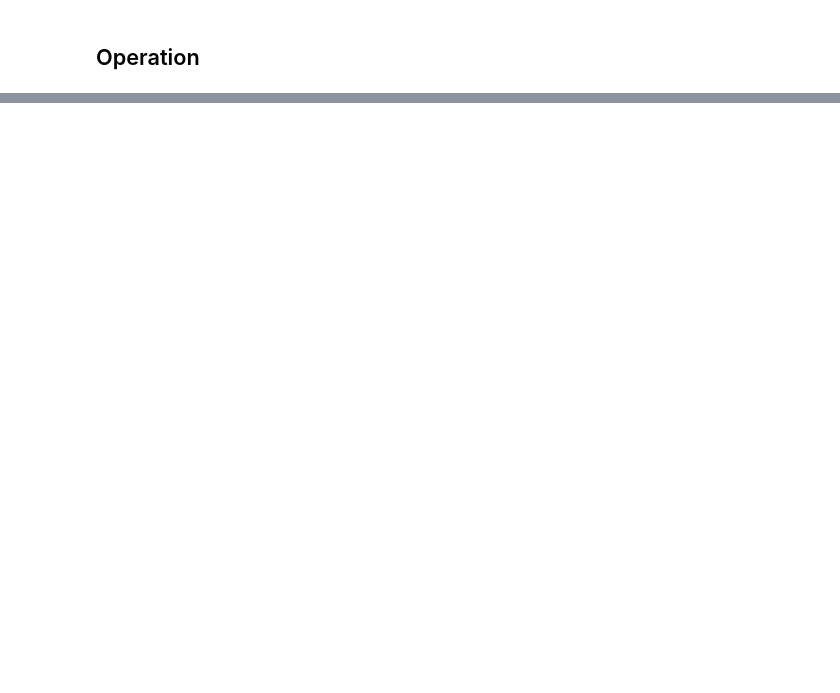
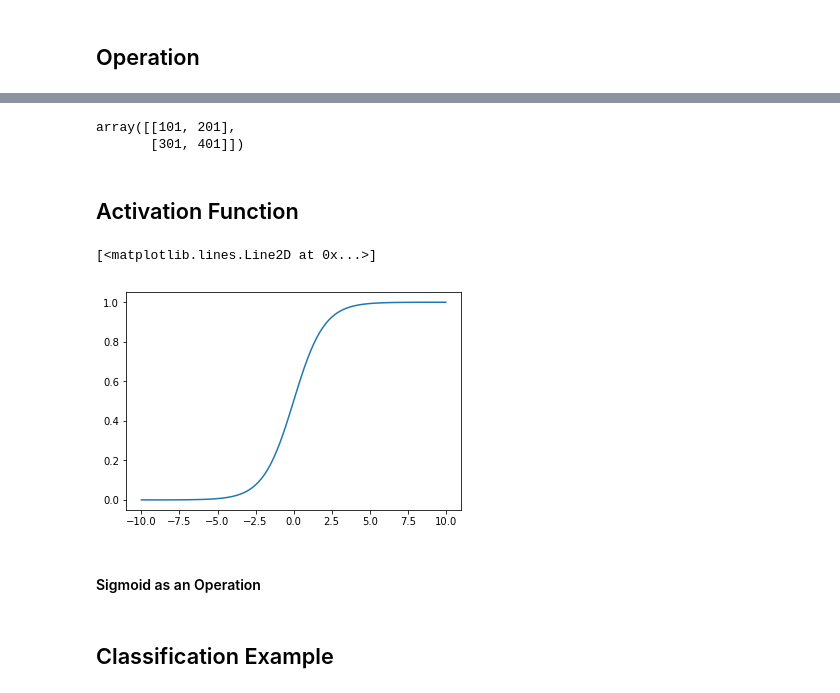
Before and after one commit to villain31/python-3, a Jupyter notebook: Udemy/Manual_Neural_Network.ipynb, the cells around one changed output, grey strips where cells are left out. Drawn from its saved outputs; the diff is of its cells as text; code cells hidden in the pictures; blank space fills up the shorter version.

```diff
--- a/Udemy/Manual_Neural_Network.ipynb
+++ b/Udemy/Manual_Neural_Network.ipynb
@@ -46,0 +130,13 @@ class matmul(Operation):
+# %%
+class Variable():
+    """
+    This variable is a changeable parameter of the Graph.
+    """
+
+    def __init__(self, initial_value = None):
+
+        self.value = initial_value
+        self.output_nodes = []
+
+
+        _default_graph.variables.append(self)
@@ -46,0 +258,13 @@ class matmul(Operation):
+# %%
+g = Graph()
+
+g.set_as_default()
+
+A = Variable([[10,20],[30,40]])
+b = Variable([1,1])
+
+x = Placeholder()
+
+y = matmul(A,x)
+
+z = add(y,b)
@@ -46,0 +275,7 @@ class matmul(Operation):
+# %%
+result
+# %% [output]
+array([[101, 201],
+       [301, 401]])
+# %% [markdown]
+## Activation Function
@@ -46,0 +285,13 @@ class matmul(Operation):
+# %%
+def sigmoid(z):
+    return 1/(1+np.exp(-z))
+# %%
+sample_z = np.linspace(-10,10,100)
+sample_a = sigmoid(sample_z)
+# %%
+plt.plot(sample_z,sample_a)
+# %% [output]
+[<matplotlib.lines.Line2D at 0x...>]
+[figure, added]
+# %% [markdown]
+#### Sigmoid as an Operation
@@ -46,0 +310,2 @@ class matmul(Operation):
+# %% [markdown]
+## Classification Example
```
Also changed, not shown: parts of 69 cells of this notebook.
